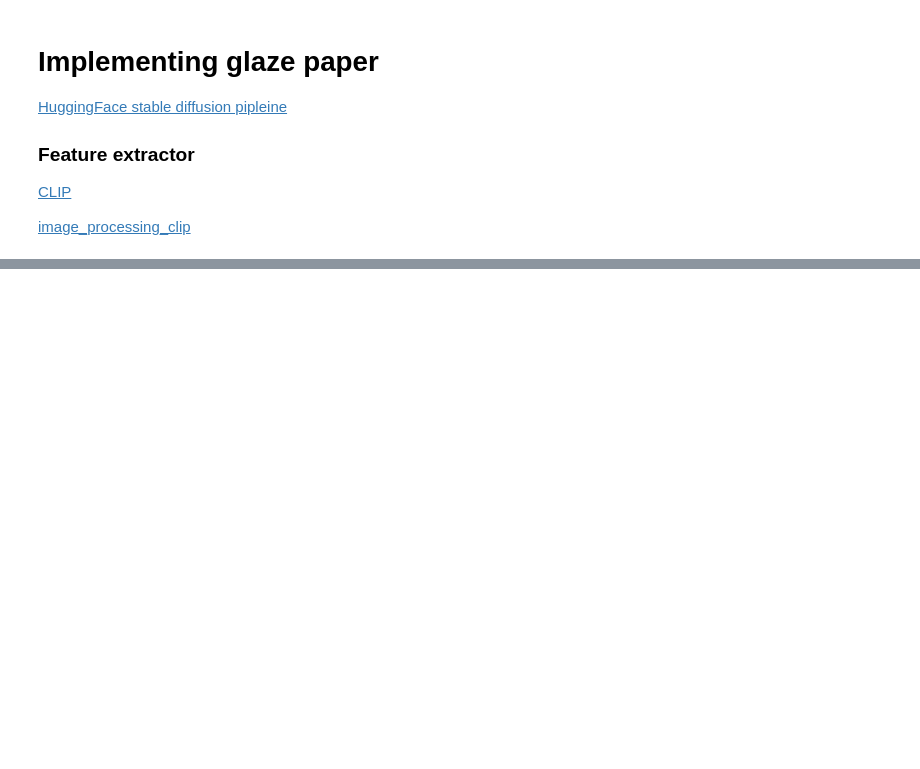
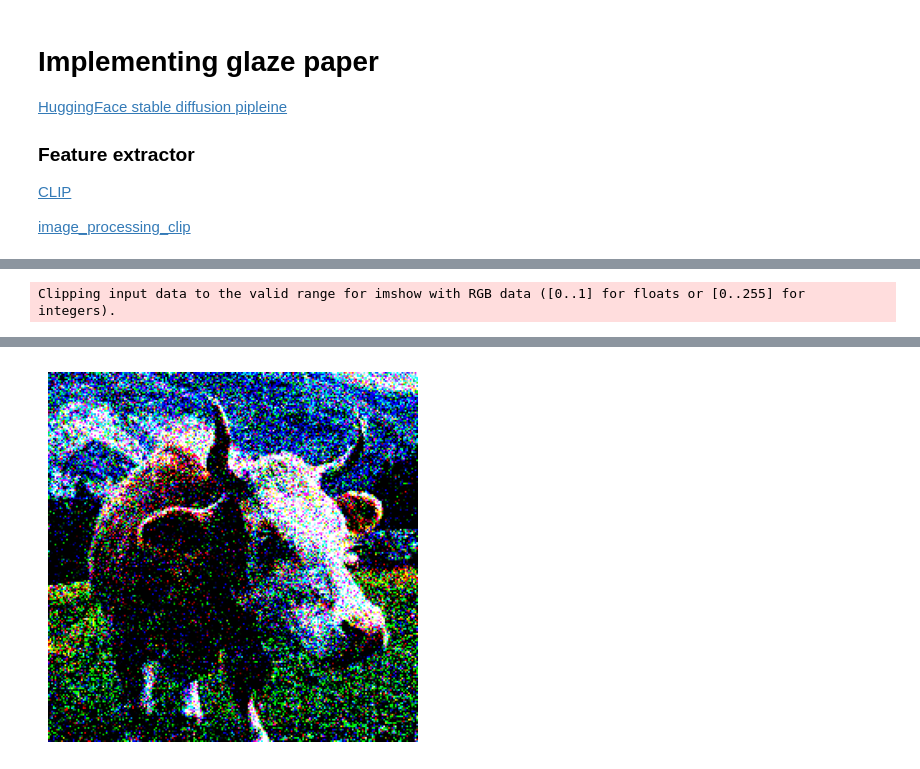
Before and after one commit to ChartierLuc/Glaze_Implementation, a Jupyter notebook: glaze.ipynb, the cells around one changed output, grey strips where cells are left out. Cells and saved outputs as stored; diff of their text form; code cells hidden in the pictures; blank space fills up the shorter version.

```diff
--- a/glaze.ipynb
+++ b/glaze.ipynb
@@ -86,34 +110,36 @@ import torch
 import torchvision.transforms as transforms
 from clip import clip
 import matplotlib.pyplot as plt
+from PIL import Image
 
 # Load CLIP feature extractor and model
 device = "cuda" if torch.cuda.is_available() else "cpu"
 model, preprocess = clip.load('ViT-B/32', device=device)
 model.eval()
 
-# Load images A and B + perturbation
-img_a = preprocess(Image.open('dog.png')).unsqueeze(0).to(device)
-img_b = preprocess(Image.open('cow.png')).unsqueeze(0).to(device)
-perturbation = torch.randn_like(img_b, requires_grad=True)
+# Load images target and protect + perturbation
+img_target = preprocess(Image.open('dog.png')).unsqueeze(0).to(device)
+img_protect = preprocess(Image.open('cow.png')).unsqueeze(0).to(device)
+perturbation = torch.randn_like(img_protect, requires_grad=True)
 
 # Define loss function and optimizer
 criterion = torch.nn.MSELoss()
 optimizer = torch.optim.Adam([perturbation], lr=0.01)
 
 # Define penalty weight and lpips loss function
-penalty_weight = 0.1
+penalty_weight = 10
 p = 0.05
-lpips_loss = lpips.LPIPS(net='vgg').to(device)
+loss_fn_alex = lpips.LPIPS(net='alex') # best forward scores
+loss_fn_vgg = lpips.LPIPS(net='vgg') # closer to "traditional" perceptual loss, when used for optimization
 
 # Loop to adjust perturbation and minimize loss
 for i in range(1000):
-    # Compute features for img_a and img_b + perturbation
-    features_a = model.encode_image(img_a)
-    features_b = model.encode_image(img_b + perturbation)
+    # Compute features for img_target and img_protect + perturbation
+    features_a = model.encode_image(img_target)
+    features_b = model.encode_image(img_protect + perturbation)
 
     # Compute loss
-    loss = torch.norm(features_a - features_b, p=2) + penalty_weight * lpips_loss(perturbation - p, torch.zeros_like(perturbation))
+    loss = torch.norm(features_a - features_b, p=2) + (penalty_weight * max(loss_fn_alex((img_protect + perturbation), img_protect) - p, 0))
 
     # Zero gradients, compute gradients, and update perturbation
     optimizer.zero_grad()
@@ -121,14 +147,14 @@ for i in range(1000):
     optimizer.step()
     print(f'Step {i}: Loss = {loss.item()}')
 
-# Apply perturbation to img_b and save perturbed image
-perturbed_img_b = (img_b + perturbation).squeeze(0).cpu()
-vutils.save_image(perturbed_img_b, 'cow_dog.png')
-# transforms.ToPILImage()(perturbed_img_b).save('perturbed_image_b.png')
-# Convert the tensor image to a NumPy array
-img_array = perturbed_img_b.detach().numpy().transpose(1, 2, 0)
+# Apply perturbation to img_protect and save perturbed image
+perturbed_img_protect = (img_protect + perturbation).squeeze(0).cpu()
+# vutils.save_image(perturbed_img_protect, 'cow_dog.png')
 
 # Display the image using matplotlib
-plt.imshow(img_array)
+# Convert the tensor image to a NumPy array
+img_targetrray = perturbed_img_protect.detach().numpy().transpose(1, 2, 0)
+plt.imshow(img_targetrray)
 plt.axis('off')
 plt.show()
+# %% [output]
@@ -134,0 +178 @@ plt.show()
+Clipping input data to the valid range for imshow with RGB data ([0..1] for floats or [0..255] for integers).
@@ -134,0 +180 @@ plt.show()
+[figure, added]
```
Also changed, not shown: parts of 4 cells of this notebook, 2 other files.
